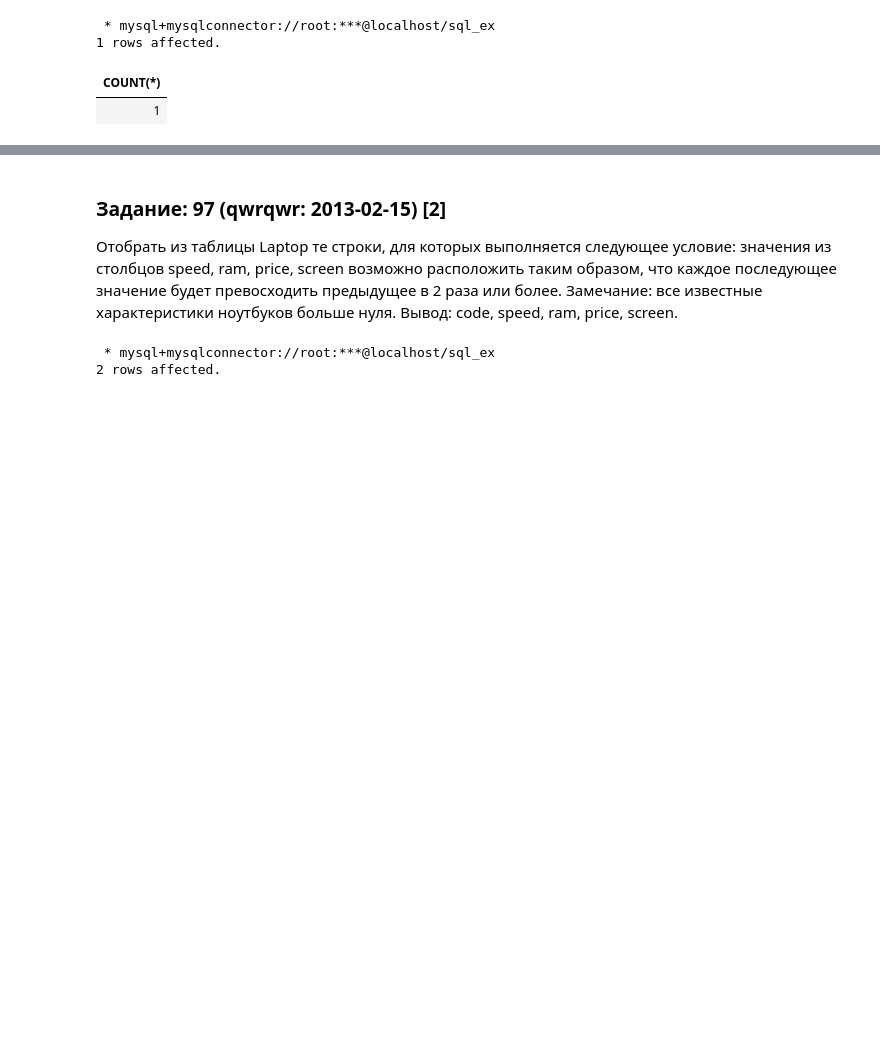
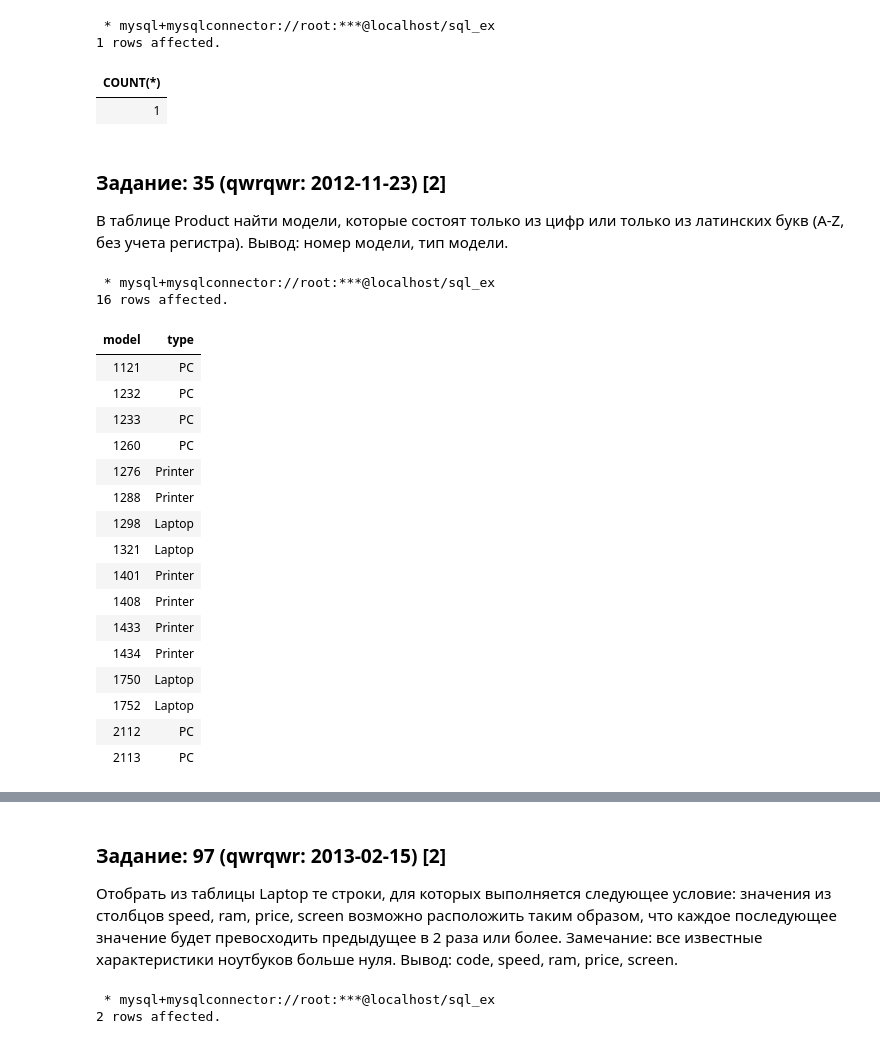
Before and after one commit to dided-s/sql-ex, a Jupyter notebook: select-training/computer-firm/tasks.ipynb, the cells around one changed output, grey strips where cells are left out. Drawn from its saved outputs; the diff is of its cells as text; code cells hidden in the pictures; blank space fills up the shorter version.

```diff
--- a/select-training/computer-firm/tasks.ipynb
+++ b/select-training/computer-firm/tasks.ipynb
@@ -557,3 +557,33 @@ FROM (
 1 rows affected.
 | COUNT(*) |
 | 1 |
+# %% [markdown]
+### Задание: 35 (qwrqwr: 2012-11-23) [2]
+В таблице Product найти модели, которые состоят только из цифр или только из латинских букв (A-Z, без учета регистра).
+Вывод: номер модели, тип модели.
+# %%
+%%sql
+SELECT model, type
+  FROM product
+ WHERE model NOT LIKE '%[^0-9]%'
+    OR model NOT LIKE '%[^A-Za-z]%';
+# %% [output]
+ * mysql+mysqlconnector://root:***@localhost/sql_ex
+16 rows affected.
+| model | type |
+| 1121 | PC |
+| 1232 | PC |
+| 1233 | PC |
+| 1260 | PC |
+| 1276 | Printer |
+| 1288 | Printer |
+| 1298 | Laptop |
+| 1321 | Laptop |
+| 1401 | Printer |
+| 1408 | Printer |
+| 1433 | Printer |
+| 1434 | Printer |
+| 1750 | Laptop |
+| 1752 | Laptop |
+| 2112 | PC |
+| 2113 | PC |
```
Also changed, not shown: parts of 6 cells of this notebook, 4 other files.
